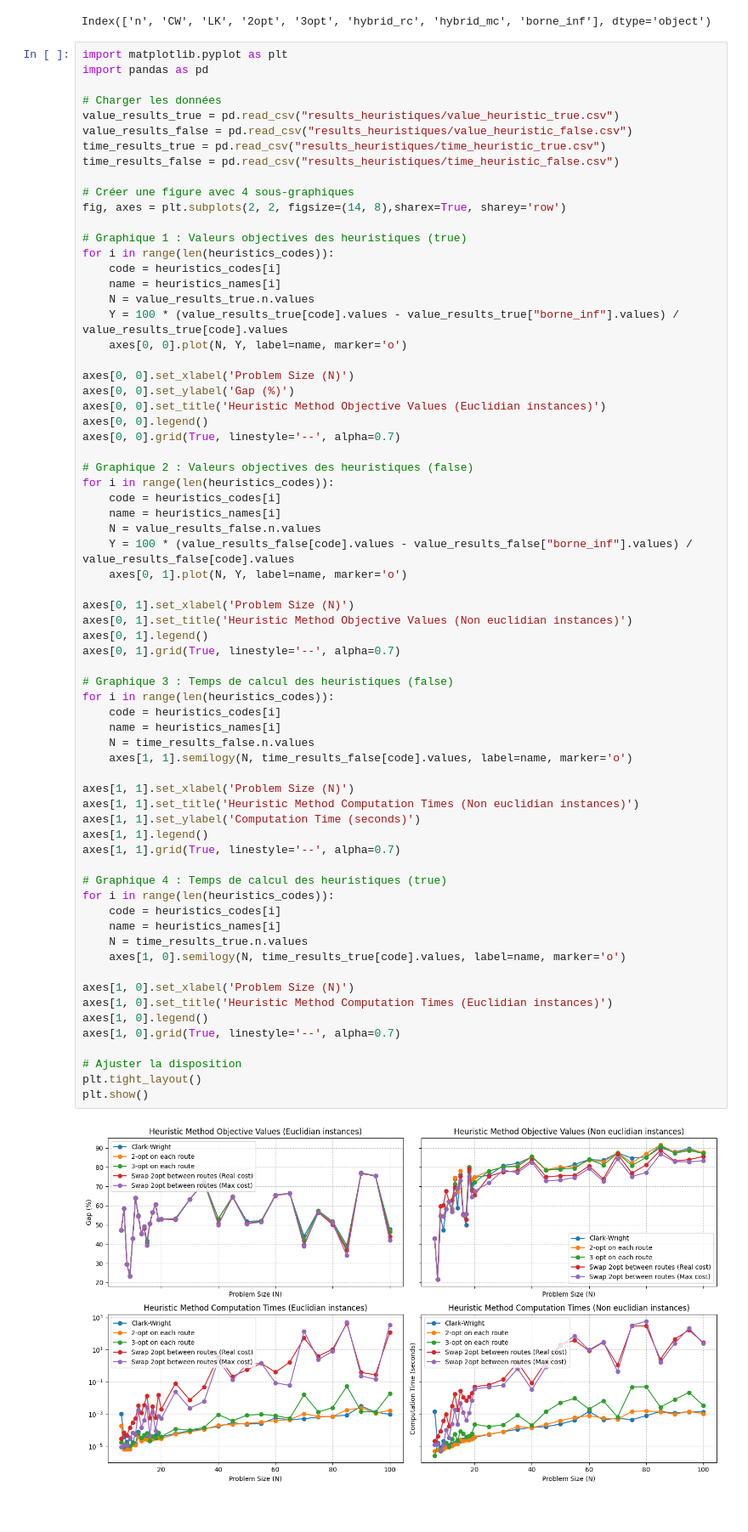
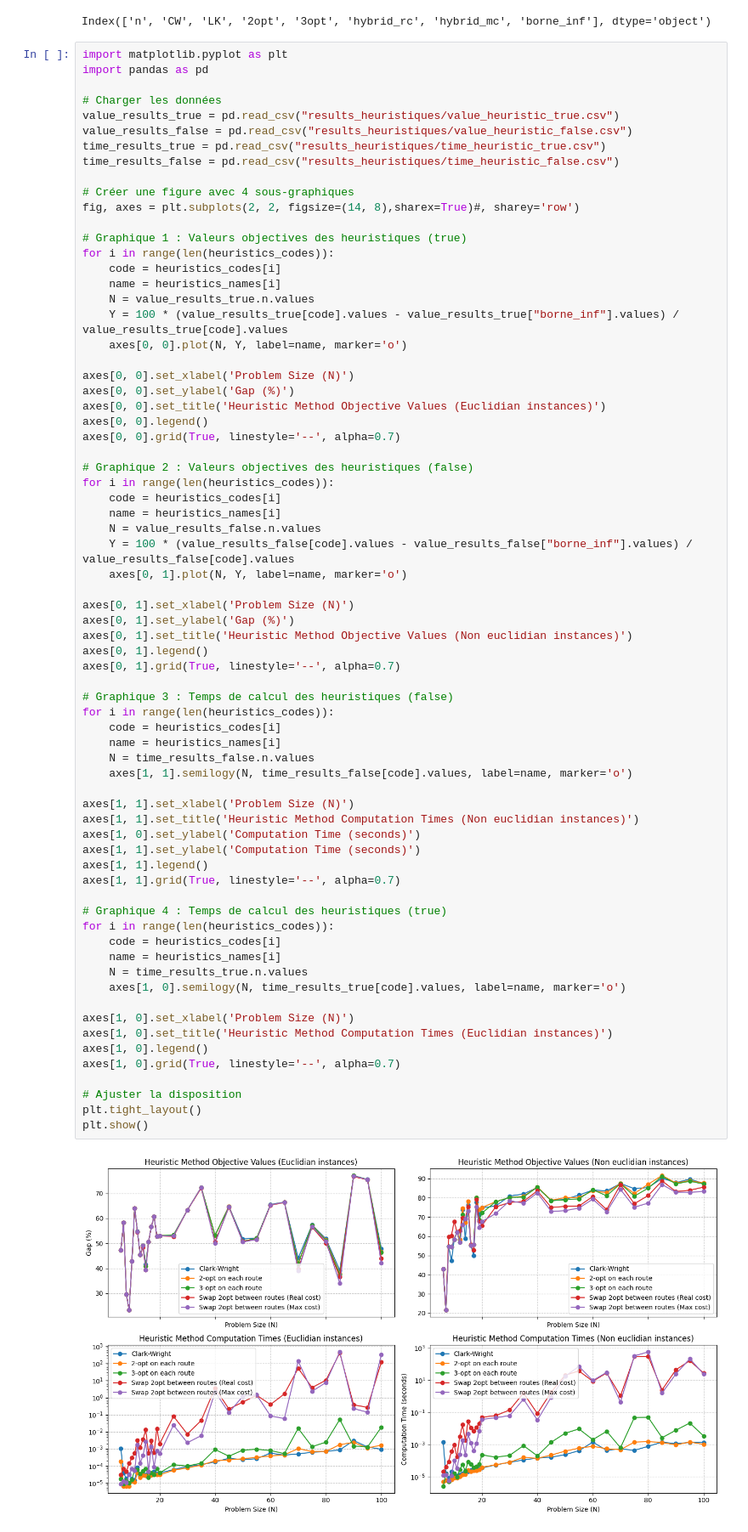
Before and after one commit to Darthkiller2Jr/projet_mpro, a Jupyter notebook: illustrations.ipynb, the cells around one changed output. Shown at 85% size. Saved outputs shown, nothing was run; the diff lists cells and outputs as text.

Commit message:
nouvelles version des figures

```diff
--- a/illustrations.ipynb
+++ b/illustrations.ipynb
@@ -24,7 +24,7 @@ time_results_true = pd.read_csv("results_heuristiques/time_heuristic_true.csv")
 time_results_false = pd.read_csv("results_heuristiques/time_heuristic_false.csv")
 
 # Créer une figure avec 4 sous-graphiques
-fig, axes = plt.subplots(2, 2, figsize=(14, 8),sharex=True, sharey='row')
+fig, axes = plt.subplots(2, 2, figsize=(14, 8),sharex=True)#, sharey='row')
 
 # Graphique 1 : Valeurs objectives des heuristiques (true)
 for i in range(len(heuristics_codes)):
@@ -49,40 +49,42 @@ for i in range(len(heuristics_codes)):
     axes[0, 1].plot(N, Y, label=name, marker='o')
 
 axes[0, 1].set_xlabel('Problem Size (N)')
+axes[0, 1].set_ylabel('Gap (%)')
 axes[0, 1].set_title('Heuristic Method Objective Values (Non euclidian instances)')
 axes[0, 1].legend()
 axes[0, 1].grid(True, linestyle='--', alpha=0.7)
 
 # Graphique 3 : Temps de calcul des heuristiques (false)
 for i in range(len(heuristics_codes)):
     code = heuristics_codes[i]
     name = heuristics_names[i]
     N = time_results_false.n.values
     axes[1, 1].semilogy(N, time_results_false[code].values, label=name, marker='o')
 
 axes[1, 1].set_xlabel('Problem Size (N)')
 axes[1, 1].set_title('Heuristic Method Computation Times (Non euclidian instances)')
+axes[1, 0].set_ylabel('Computation Time (seconds)')
 axes[1, 1].set_ylabel('Computation Time (seconds)')
 axes[1, 1].legend()
 axes[1, 1].grid(True, linestyle='--', alpha=0.7)
 
 # Graphique 4 : Temps de calcul des heuristiques (true)
 for i in range(len(heuristics_codes)):
     code = heuristics_codes[i]
     name = heuristics_names[i]
     N = time_results_true.n.values
     axes[1, 0].semilogy(N, time_results_true[code].values, label=name, marker='o')
 
 axes[1, 0].set_xlabel('Problem Size (N)')
 axes[1, 0].set_title('Heuristic Method Computation Times (Euclidian instances)')
 axes[1, 0].legend()
 axes[1, 0].grid(True, linestyle='--', alpha=0.7)
 
 # Ajuster la disposition
 plt.tight_layout()
 plt.show()
 # %% [output]
-[figure, old version]
+[figure, new version]
 # %%
 plt.figure(figsize=(12, 6))
 
```
Also changed, not shown: parts of 1 cell of this notebook, 2 other files.
